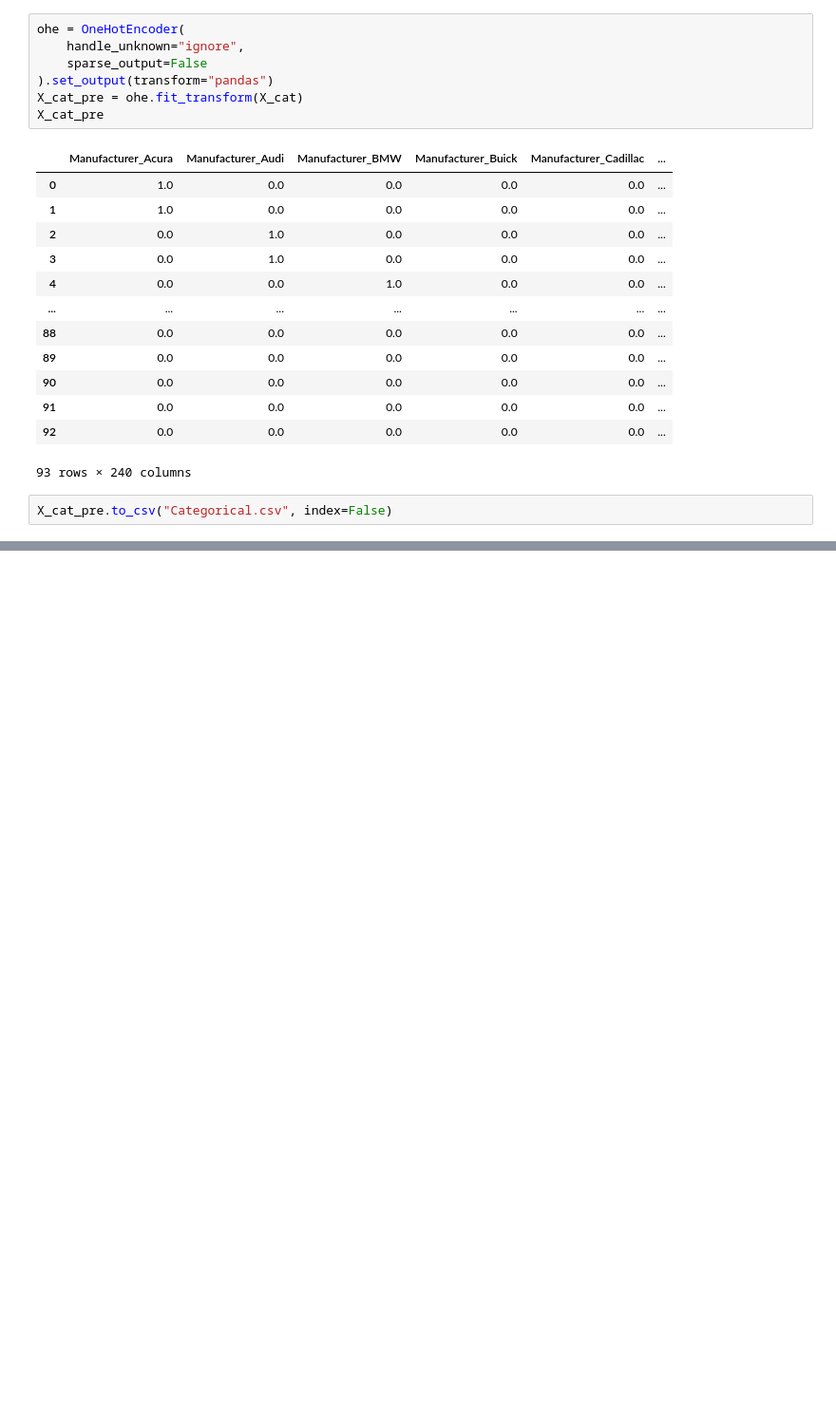
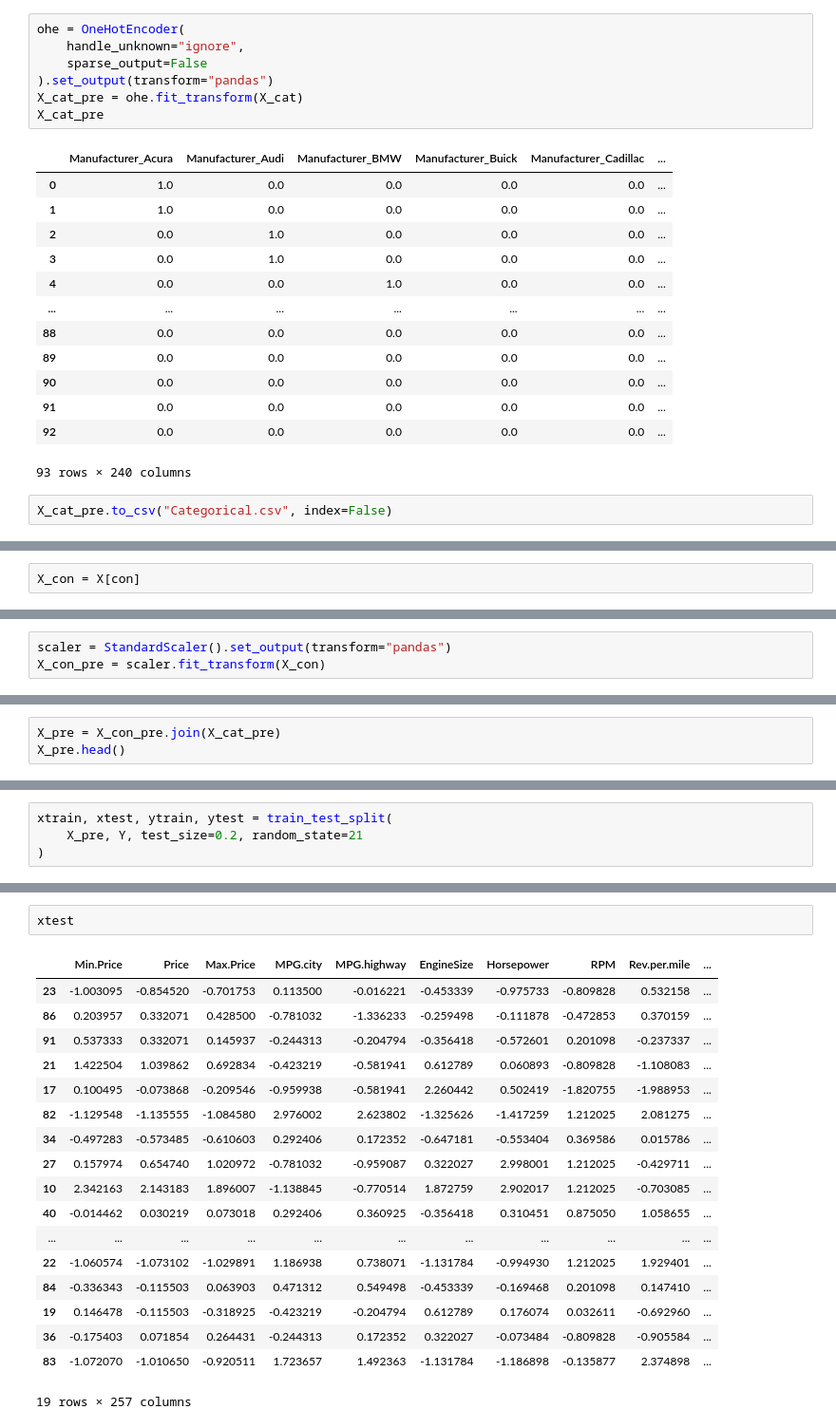
Before and after one commit to utkarshg1/Machine-Learning-9-11-am-wakad-31st-Aug-2024, a Jupyter notebook: 3 Manual Preprocessing/Pre.ipynb, the cells around one changed output, grey strips where cells are left out. Shown at 95% size. Saved outputs shown, nothing was run; the diff lists cells and outputs as text; blank space fills up the shorter version.

```diff
--- a/3 Manual Preprocessing/Pre.ipynb
+++ b/3 Manual Preprocessing/Pre.ipynb
@@ -354,0 +357,2 @@ X_cat_pre.to_csv("Categorical.csv", index=False)
+# %%
+X_con = X[con]
@@ -354,0 +377,3 @@ X_cat_pre.to_csv("Categorical.csv", index=False)
+# %%
+scaler = StandardScaler().set_output(transform="pandas")
+X_con_pre = scaler.fit_transform(X_con)
@@ -354,0 +398,3 @@ X_cat_pre.to_csv("Categorical.csv", index=False)
+# %%
+X_pre = X_con_pre.join(X_cat_pre)
+X_pre.head()
@@ -354,0 +435,4 @@ X_cat_pre.to_csv("Categorical.csv", index=False)
+# %%
+xtrain, xtest, ytrain, ytest = train_test_split(
+    X_pre, Y, test_size=0.2, random_state=21
+)
@@ -354,0 +471,21 @@ X_cat_pre.to_csv("Categorical.csv", index=False)
+# %%
+xtest
+# %% [output]
+|  | Min.Price | Price | Max.Price | MPG.city | MPG.highway | EngineSize | Horsepower | RPM | Rev.per.mile | ... |
+| 23 | -1.003095 | -0.854520 | -0.701753 | 0.113500 | -0.016221 | -0.453339 | -0.975733 | -0.809828 | 0.532158 | ... |
+| 86 | 0.203957 | 0.332071 | 0.428500 | -0.781032 | -1.336233 | -0.259498 | -0.111878 | -0.472853 | 0.370159 | ... |
+| 91 | 0.537333 | 0.332071 | 0.145937 | -0.244313 | -0.204794 | -0.356418 | -0.572601 | 0.201098 | -0.237337 | ... |
+| 21 | 1.422504 | 1.039862 | 0.692834 | -0.423219 | -0.581941 | 0.612789 | 0.060893 | -0.809828 | -1.108083 | ... |
+| 17 | 0.100495 | -0.073868 | -0.209546 | -0.959938 | -0.581941 | 2.260442 | 0.502419 | -1.820755 | -1.988953 | ... |
+| 82 | -1.129548 | -1.135555 | -1.084580 | 2.976002 | 2.623802 | -1.325626 | -1.417259 | 1.212025 | 2.081275 | ... |
+| 34 | -0.497283 | -0.573485 | -0.610603 | 0.292406 | 0.172352 | -0.647181 | -0.553404 | 0.369586 | 0.015786 | ... |
+| 27 | 0.157974 | 0.654740 | 1.020972 | -0.781032 | -0.959087 | 0.322027 | 2.998001 | 1.212025 | -0.429711 | ... |
+| 10 | 2.342163 | 2.143183 | 1.896007 | -1.138845 | -0.770514 | 1.872759 | 2.902017 | 1.212025 | -0.703085 | ... |
+| 40 | -0.014462 | 0.030219 | 0.073018 | 0.292406 | 0.360925 | -0.356418 | 0.310451 | 0.875050 | 1.058655 | ... |
+| ... | ... | ... | ... | ... | ... | ... | ... | ... | ... | ... |
+| 22 | -1.060574 | -1.073102 | -1.029891 | 1.186938 | 0.738071 | -1.131784 | -0.994930 | 1.212025 | 1.929401 | ... |
+| 84 | -0.336343 | -0.115503 | 0.063903 | 0.471312 | 0.549498 | -0.453339 | -0.169468 | 0.201098 | 0.147410 | ... |
+| 19 | 0.146478 | -0.115503 | -0.318925 | -0.423219 | -0.204794 | 0.612789 | 0.176074 | 0.032611 | -0.692960 | ... |
+| 36 | -0.175403 | 0.071854 | 0.264431 | -0.244313 | 0.172352 | 0.322027 | -0.073484 | -0.809828 | -0.905584 | ... |
+| 83 | -1.072070 | -1.010650 | -0.920511 | 1.723657 | 1.492363 | -1.131784 | -1.186898 | -0.135877 | 2.374898 | ... |
+19 rows × 257 columns
```
Also changed, not shown: parts of 54 cells of this notebook, 3 other files.
